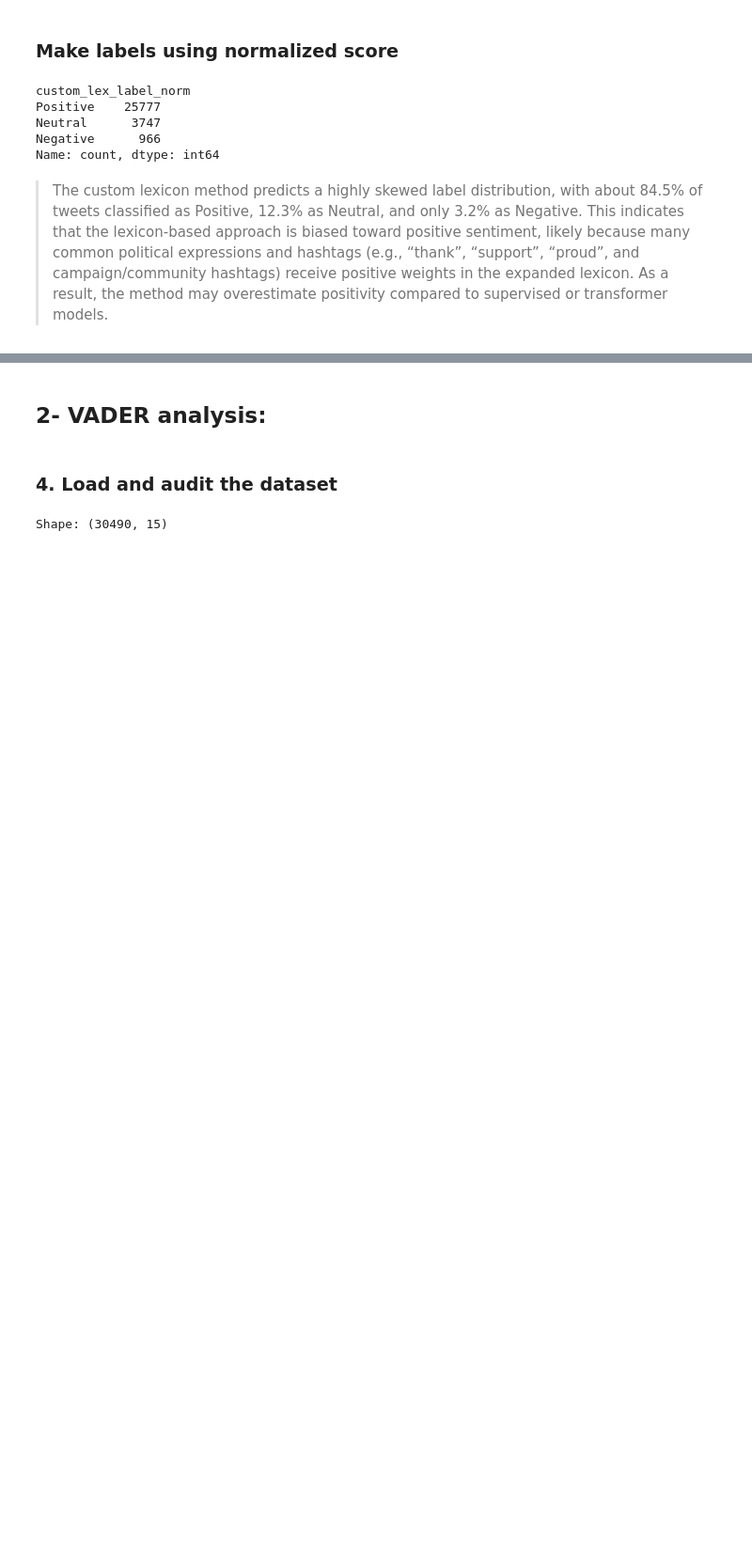
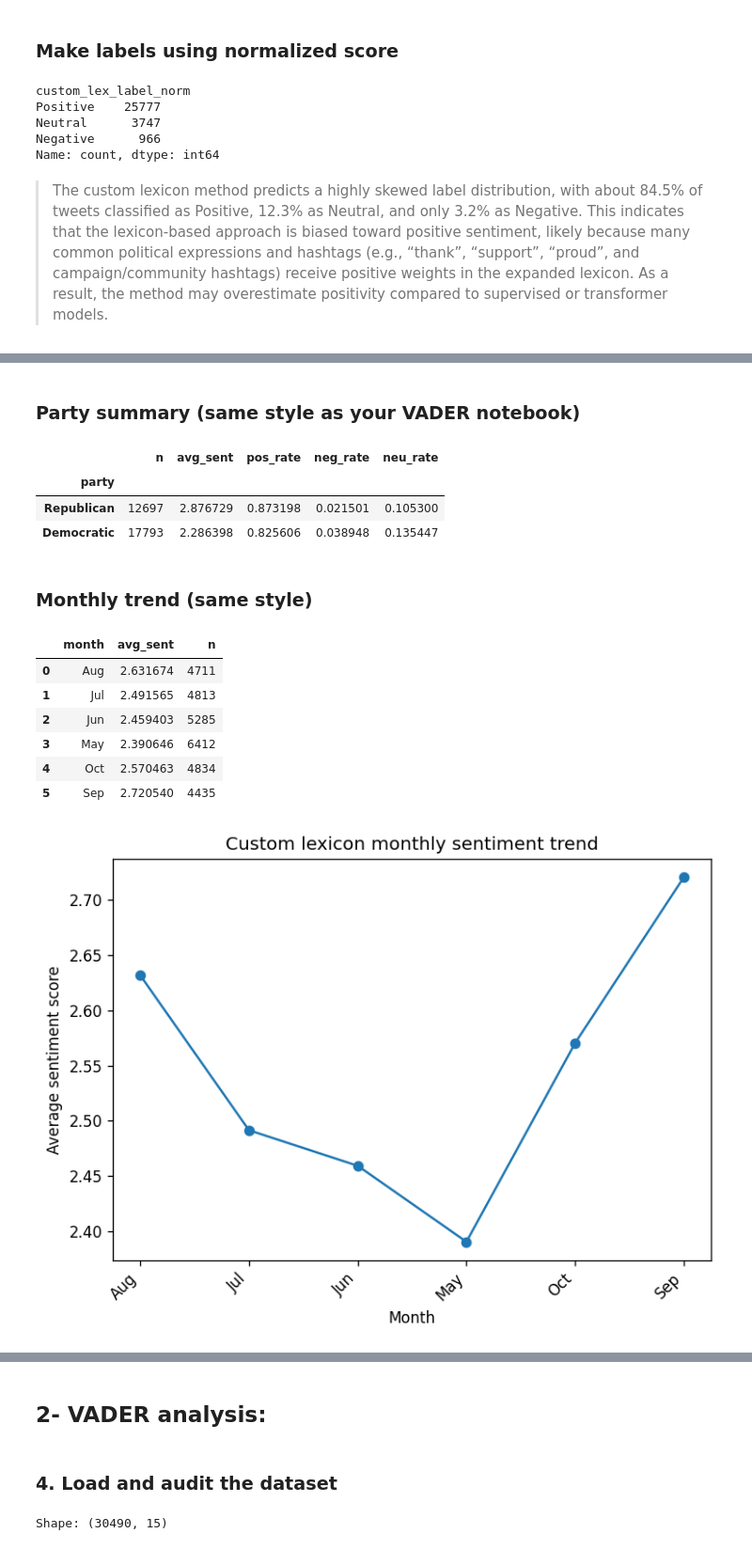
Before and after one commit to E-Zahra/SENTIMENT-ANALYSIS-OF-U.S.-SENATORS-TWEETS, a Jupyter notebook: senator_sentment_dictionary.ipynb, the cells around one changed output, grey strips where cells are left out. Shown at 94% size. Drawn from its saved outputs; the diff is of its cells as text; code cells hidden in the pictures; blank space fills up the shorter version.

```diff
--- a/senator_sentment_dictionary.ipynb
+++ b/senator_sentment_dictionary.ipynb
@@ -313,0 +336,50 @@ Name: count, dtype: int64
+# %% [markdown]
+### Party summary (same style as your VADER notebook)
+# %%
+custom_party_summary = (
+    df.groupby("party", dropna=False)
+      .agg(
+          n=("tweet_id","size"),
+          avg_sent=(score_col,"mean"),
+          pos_rate=(label_col, lambda s: (s=="Positive").mean()),
+          neg_rate=(label_col, lambda s: (s=="Negative").mean()),
+          neu_rate=(label_col, lambda s: (s=="Neutral").mean()),
+      )
+      .sort_values("avg_sent", ascending=False)
+)
+display(custom_party_summary)
+# %% [output]
+|  | n | avg_sent | pos_rate | neg_rate | neu_rate |
+| party |  |  |  |  |  |
+| Republican | 12697 | 2.876729 | 0.873198 | 0.021501 | 0.105300 |
+| Democratic | 17793 | 2.286398 | 0.825606 | 0.038948 | 0.135447 |
+# %% [markdown]
+### Monthly trend (same style)
+# %%
+df["date"] = pd.to_datetime(df["date"], errors="coerce")
+df["month"] = df["date"].dt.strftime("%b")
+# %%
+custom_trend = (
+    df.groupby("month")
+      .agg(avg_sent=(score_col, "mean"), n=("tweet_id", "size"))
+      .reset_index()
+)
+display(custom_trend)
+
+import matplotlib.pyplot as plt
+plt.plot(custom_trend["month"], custom_trend["avg_sent"], marker="o")
+plt.xticks(rotation=45, ha="right")
+plt.title("Custom lexicon monthly sentiment trend")
+plt.xlabel("Month")
+plt.ylabel("Average sentiment score")
+plt.tight_layout()
+plt.show()
+# %% [output]
+|  | month | avg_sent | n |
+| 0 | Aug | 2.631674 | 4711 |
+| 1 | Jul | 2.491565 | 4813 |
+| 2 | Jun | 2.459403 | 5285 |
+| 3 | May | 2.390646 | 6412 |
+| 4 | Oct | 2.570463 | 4834 |
+| 5 | Sep | 2.720540 | 4435 |
+[figure, added]
```
Also changed, not shown: parts of 7 cells of this notebook.
